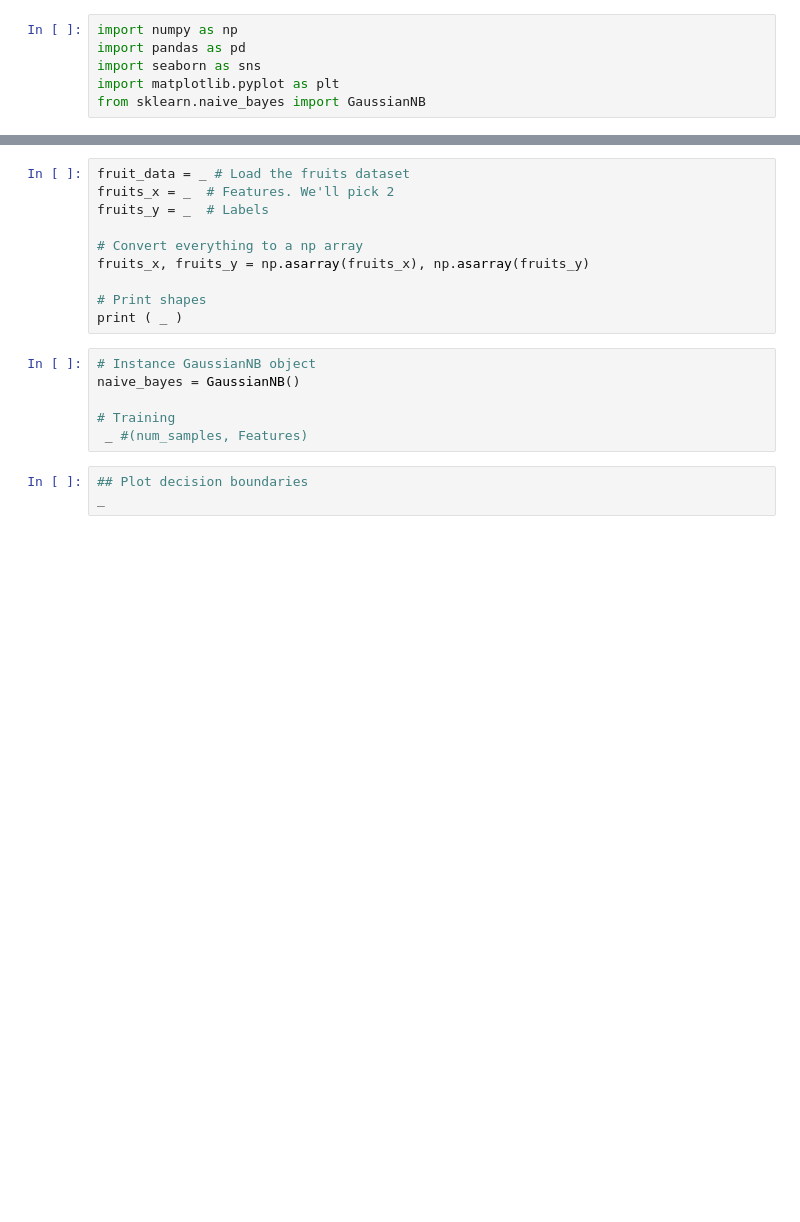
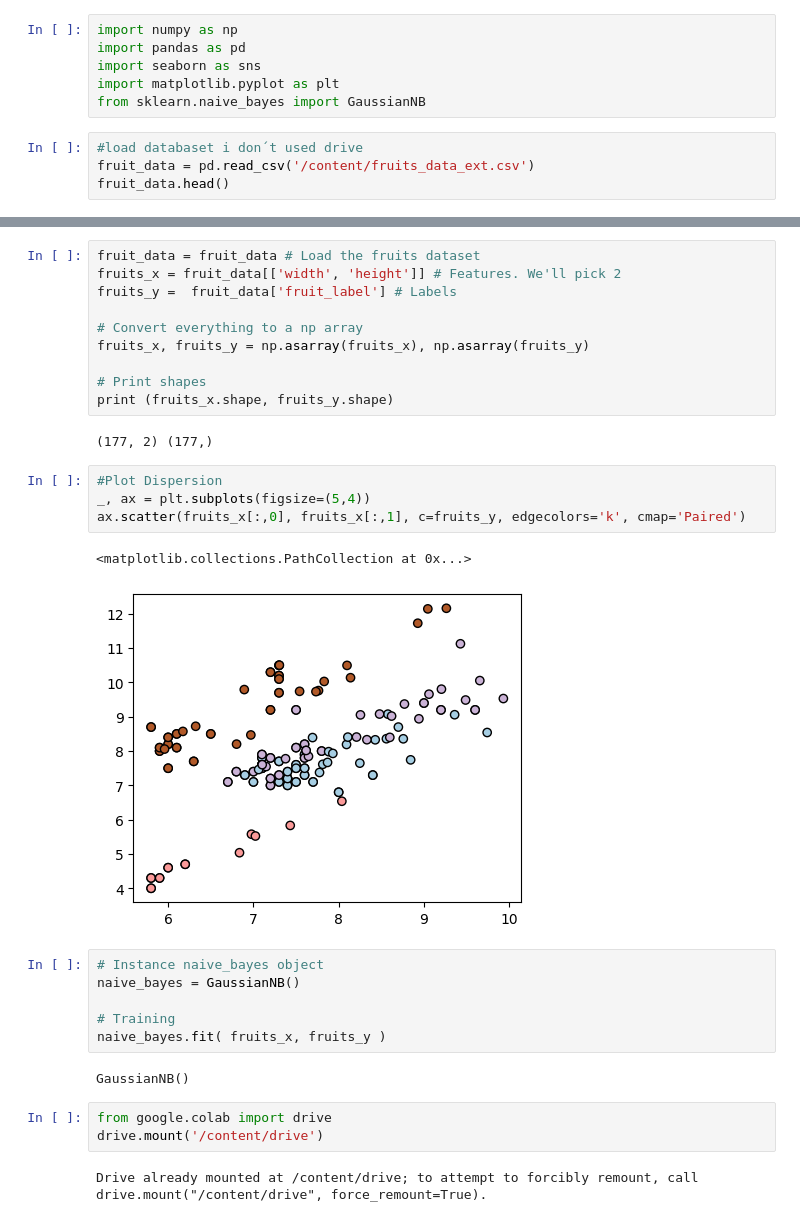
Before and after one commit to rubenfonnegra/machine_learning, a Jupyter notebook: Sem_03/Naive_Bayes.ipynb, the cells around one changed output, grey strips where cells are left out. Saved outputs shown, nothing was run; the diff lists cells and outputs as text; blank space fills up the shorter version.

Commit message:
Upload Naive_Bayes Comp

```diff
--- a/Sem_03/Naive_Bayes.ipynb
+++ b/Sem_03/Naive_Bayes.ipynb
@@ -89,3 +83,7 @@ import pandas as pd
 import seaborn as sns
 import matplotlib.pyplot as plt
 from sklearn.naive_bayes import GaussianNB
+# %%
+#load databaset i don´t used drive
+fruit_data = pd.read_csv('/content/fruits_data_ext.csv')
+fruit_data.head()
@@ -92,19 +97,32 @@ from sklearn.naive_bayes import GaussianNB
 # %%
-fruit_data = _ # Load the fruits dataset
-fruits_x = _  # Features. We'll pick 2
-fruits_y = _  # Labels
+fruit_data = fruit_data # Load the fruits dataset
+fruits_x = fruit_data[['width', 'height']] # Features. We'll pick 2
+fruits_y =  fruit_data['fruit_label'] # Labels
 
 # Convert everything to a np array
 fruits_x, fruits_y = np.asarray(fruits_x), np.asarray(fruits_y)
 
 # Print shapes
-print ( _ )
+print (fruits_x.shape, fruits_y.shape)
+# %% [output]
+(177, 2) (177,)
+# %%
+#Plot Dispersion
+_, ax = plt.subplots(figsize=(5,4))
+ax.scatter(fruits_x[:,0], fruits_x[:,1], c=fruits_y, edgecolors='k', cmap='Paired')
+# %% [output]
+<matplotlib.collections.PathCollection at 0x...>
+[figure, added]
 # %%
-# Instance GaussianNB object
+# Instance naive_bayes object
 naive_bayes = GaussianNB()
 
 # Training
- _ #(num_samples, Features)
+naive_bayes.fit( fruits_x, fruits_y )
+# %% [output]
+GaussianNB()
-# %%
-## Plot decision boundaries
-_
+# %%
+from google.colab import drive
+drive.mount('/content/drive')
+# %% [output]
+Drive already mounted at /content/drive; to attempt to forcibly remount, call drive.mount("/content/drive", force_remount=True).
```
Also changed, not shown: parts of 8 cells of this notebook.
